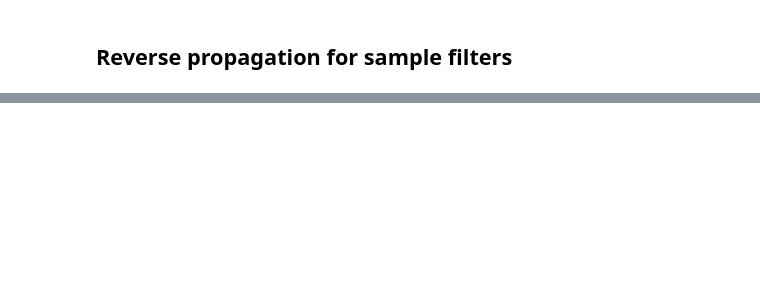
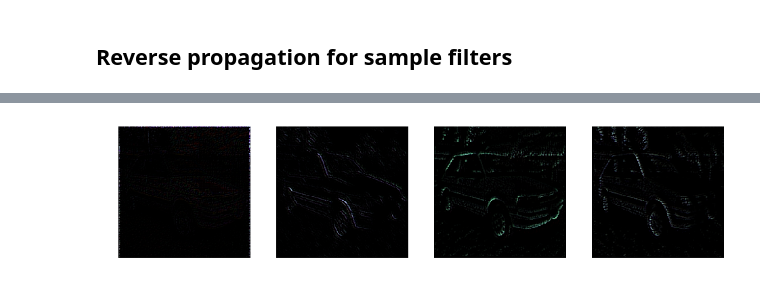
Before and after one commit to eloiseberthier/ConvNet_Viz, a Jupyter notebook: Vizualising a Pretrained Network.ipynb, the cells around one changed output, grey strips where cells are left out. Drawn from its saved outputs; the diff is of its cells as text; code cells hidden in the pictures; blank space fills up the shorter version.

```diff
--- a/Vizualising a Pretrained Network.ipynb
+++ b/Vizualising a Pretrained Network.ipynb
@@ -68,0 +105,18 @@ f0 = forward_output[0]
+# %%
+forward_output = network2.predict(main_img[None])
+_, _, _, filters = forward_output[0].shape
+f0 = forward_output[0]
+best = forward_output[0][0,:,:,:].max(axis=(0,1)).argsort()[:-5:-1] # Get the k best activations
+
+plt.figure(figsize=(16,4))
+for j, i in enumerate(best):
+    forward_output[0] = np.zeros_like(f0)
+    forward_output[0][:, :, :, i] = f0[:, :, :, i]
+    backward_output = reverse_net2.predict(forward_output)
+    img = (backward_output)[0]/(backward_output)[0].max()
+    plt.subplot(1,4,j+1)
+    plt.axis("off")
+    plt.imshow(img)
+plt.show()
+# %% [output]
+[figure, added]
```
Also changed, not shown: parts of 35 cells of this notebook, 3 other files.
